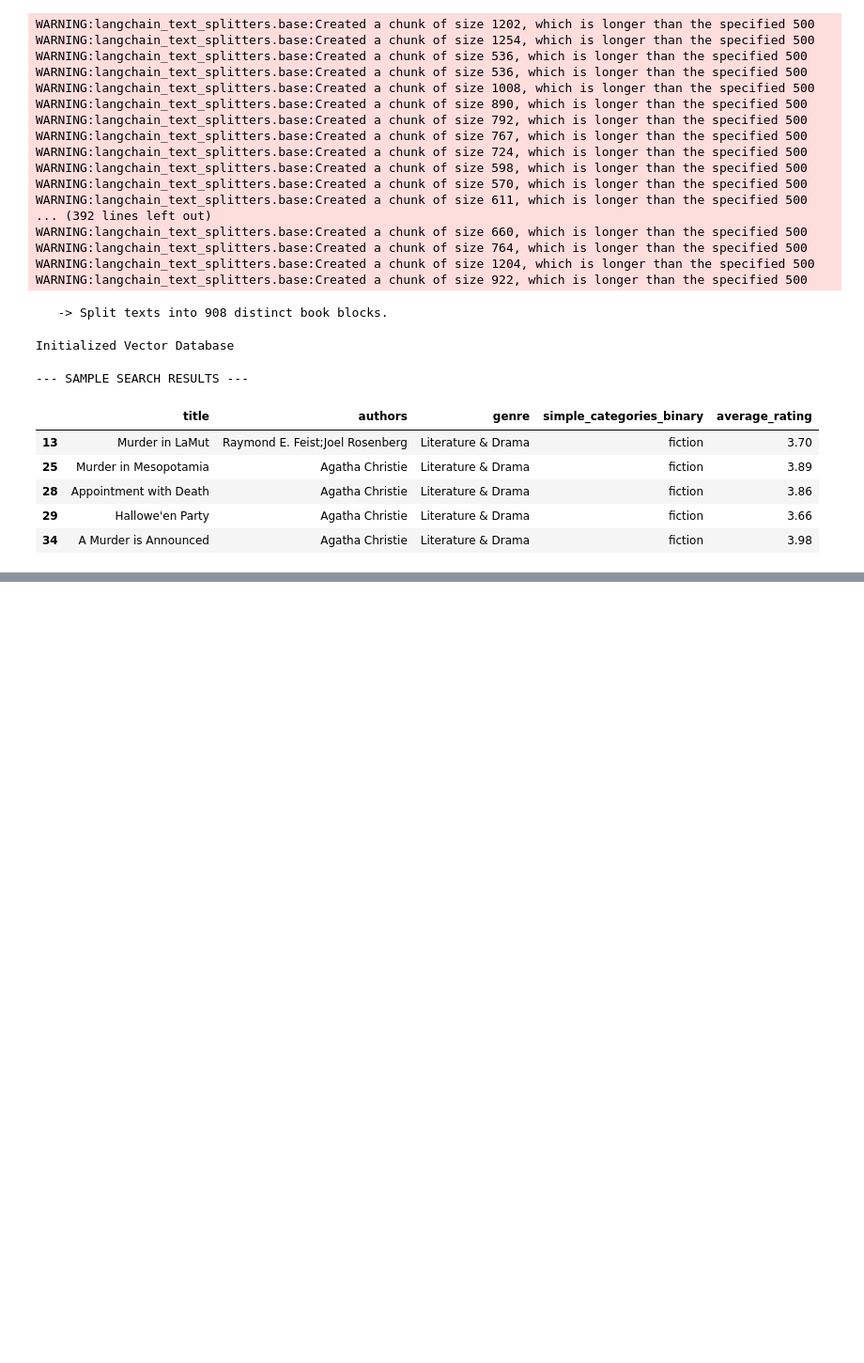
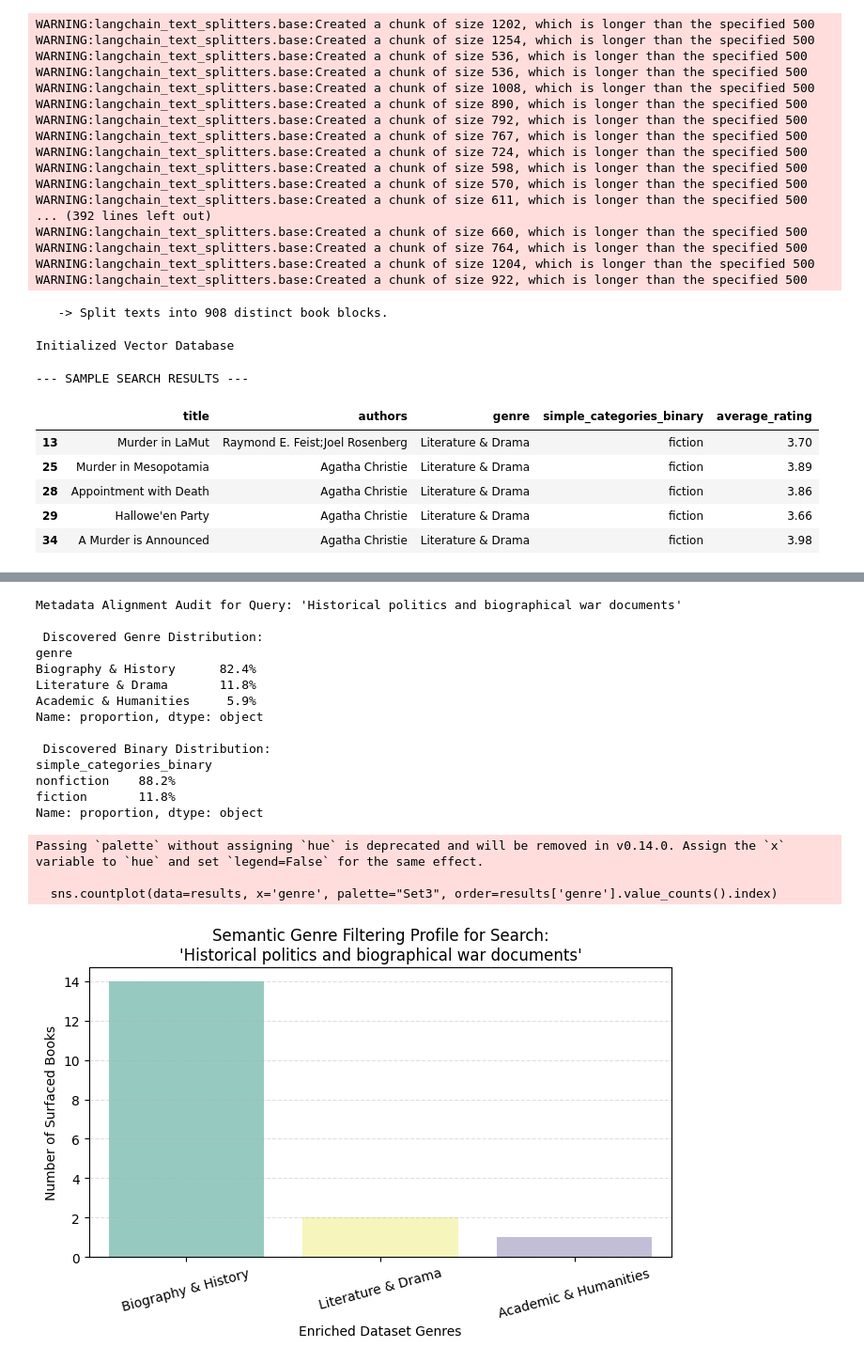
Before and after one commit to jnahMoch/revisedBookRecommender, a Jupyter notebook: vector_search.ipynb, the cells around one changed output, grey strips where cells are left out. Shown at 94% size. Cells and saved outputs as stored; diff of their text form; code cells hidden in the pictures; blank space fills up the shorter version.

```diff
--- a/vector_search.ipynb
+++ b/vector_search.ipynb
@@ -187,0 +231,43 @@ Type here: coming of age
+# %%
+import matplotlib.pyplot as plt
+import seaborn as sns
+
+def audit_semantic_alignment(query, test_k=25):
+    results = retrieve_semantic_recommendations(query, top_k=test_k)
+
+    print(f"Metadata Alignment Audit for Query: '{query}'")
+    print("\n Discovered Genre Distribution:")
+    print(results['genre'].value_counts(normalize=True).map(lambda n: f"{n:.1%}"))
+
+    print("\n Discovered Binary Distribution:")
+    print(results['simple_categories_binary'].value_counts(normalize=True).map(lambda n: f"{n:.1%}"))
+
+    plt.figure(figsize=(8, 4))
+    sns.countplot(data=results, x='genre', palette="Set3", order=results['genre'].value_counts().index)
+    plt.title(f"Semantic Genre Filtering Profile for Search:\n'{query}'")
+    plt.ylabel("Number of Surfaced Books")
+    plt.xlabel("Enriched Dataset Genres")
+    plt.xticks(rotation=15)
+    plt.grid(axis='y', linestyle='--', alpha=0.4)
+    plt.show()
+
+audit_semantic_alignment("Historical politics and biographical war documents", test_k=20)
+# %% [output]
+Metadata Alignment Audit for Query: 'Historical politics and biographical war documents'
+
+ Discovered Genre Distribution:
+genre
+Biography & History      82.4%
+Literature & Drama       11.8%
+Academic & Humanities     5.9%
+Name: proportion, dtype: object
+
+ Discovered Binary Distribution:
+simple_categories_binary
+nonfiction    88.2%
+fiction       11.8%
+Name: proportion, dtype: object
+Passing `palette` without assigning `hue` is deprecated and will be removed in v0.14.0. Assign the `x` variable to `hue` and set `legend=False` for the same effect.
+
+  sns.countplot(data=results, x='genre', palette="Set3", order=results['genre'].value_counts().index)
+[figure, added]
```
Also changed, not shown: parts of 3 cells of this notebook.
